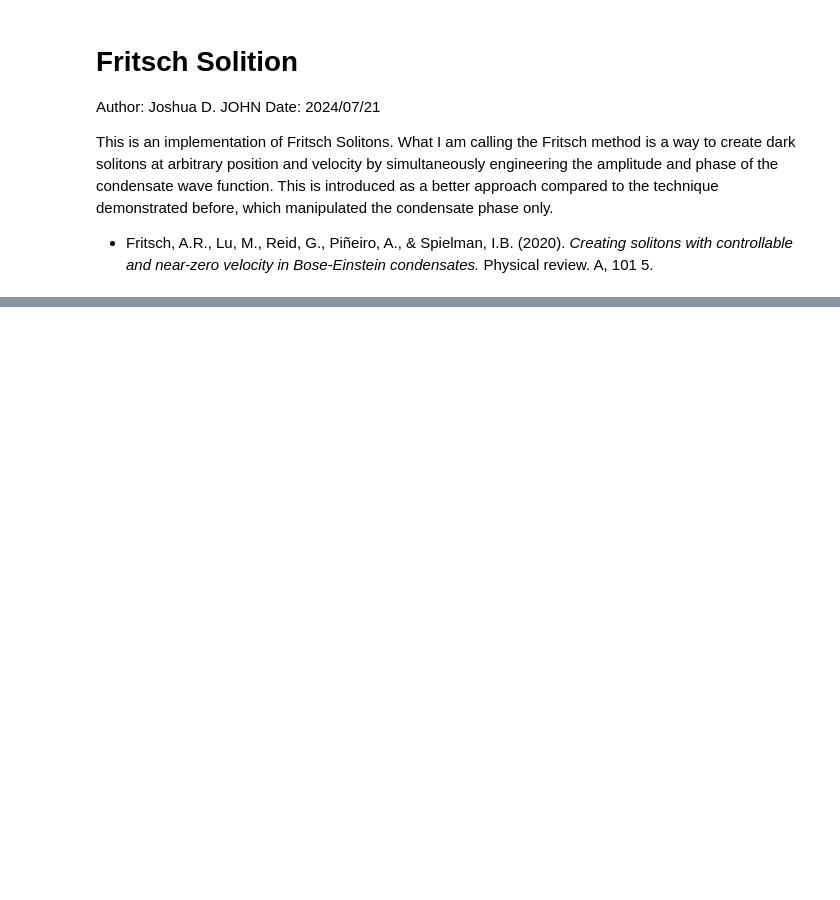
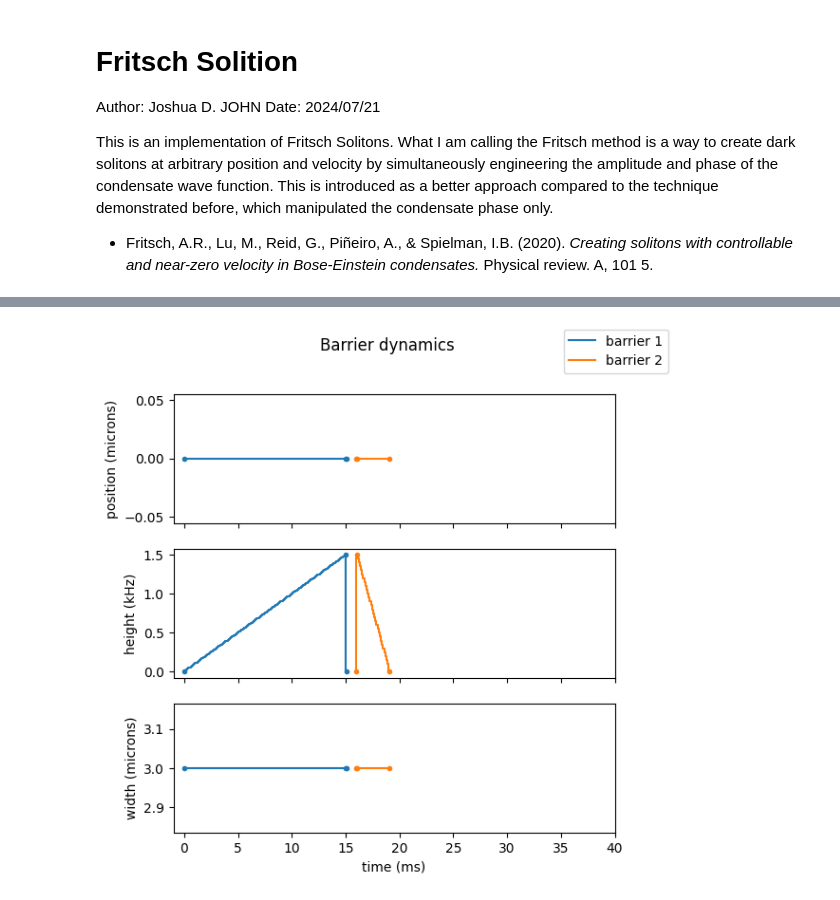
Before and after one commit to JoshDumo/BEConOqtant, a Jupyter notebook: Solitons/FritschSolitons/FritschSoliton.ipynb, the cells around one changed output, grey strips where cells are left out. Drawn from its saved outputs; the diff is of its cells as text; code cells hidden in the pictures; blank space fills up the shorter version.

Commit message:
[Solitons] Add barebones implementation.

```diff
--- a/Solitons/FritschSolitons/FritschSoliton.ipynb
+++ b/Solitons/FritschSolitons/FritschSoliton.ipynb
@@ -24,3 +32,0 @@ qmf.get_client()
-# %%
-class FritschSoliton:
-    def __init__(self)
@@ -26,0 +96,6 @@ class FritschSoliton:
+# %%
+fs = FritschSoliton(qmf, 1.5)
+fs_matter = fs.get_matter()
+fs_matter.show_barrier_dynamics()
+# %% [output]
+[figure, added]
```
Also changed, not shown: parts of 3 cells of this notebook.
